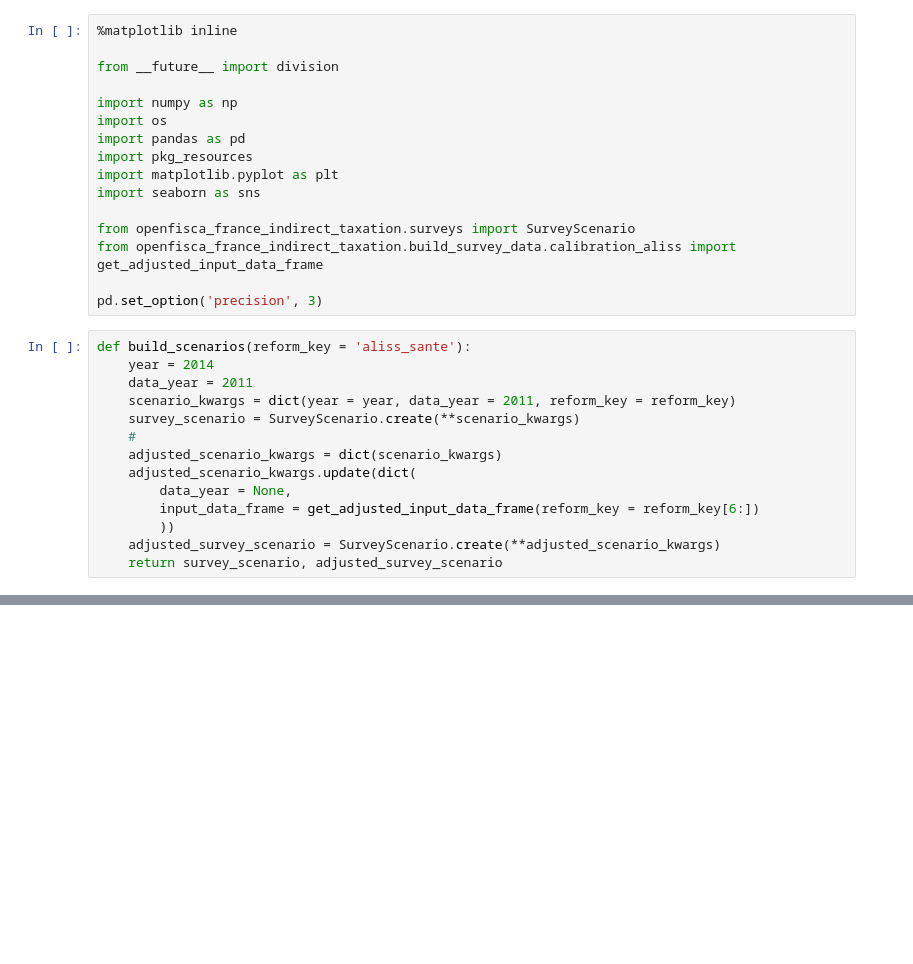
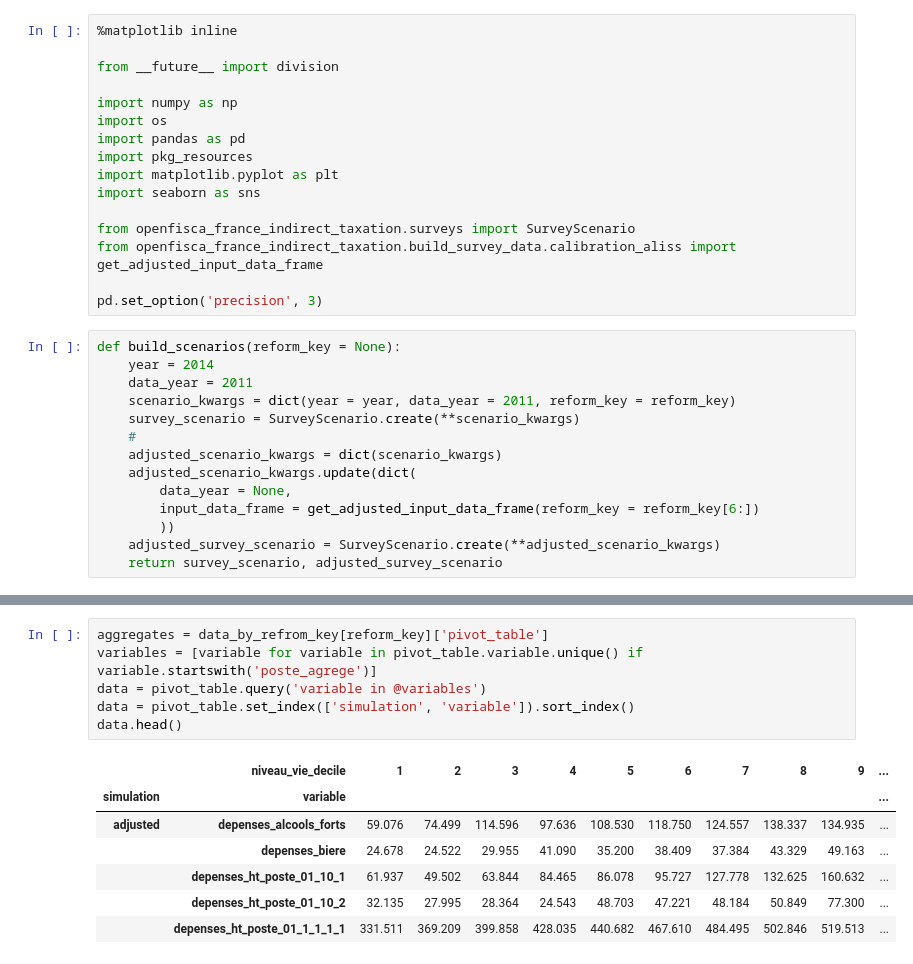
Before and after one commit to openfisca/openfisca-france-indirect-taxation, a Jupyter notebook: openfisca_france_indirect_taxation/examples/notebooks/alimentation.ipynb, the cells around one changed output, grey strips where cells are left out. Saved outputs shown, nothing was run; the diff lists cells and outputs as text; blank space fills up the shorter version.

```diff
--- a/openfisca_france_indirect_taxation/examples/notebooks/alimentation.ipynb
+++ b/openfisca_france_indirect_taxation/examples/notebooks/alimentation.ipynb
@@ -17,7 +17,7 @@ from openfisca_france_indirect_taxation.build_survey_data.calibration_aliss impo
 
 pd.set_option('precision', 3)
 # %%
-def build_scenarios(reform_key = 'aliss_sante'):
+def build_scenarios(reform_key = None):
     year = 2014
     data_year = 2011
     scenario_kwargs = dict(year = year, data_year = 2011, reform_key = reform_key)
@@ -182,0 +182,14 @@ sns.plot.show()
+# %%
+aggregates = data_by_refrom_key[reform_key]['pivot_table']
+variables = [variable for variable in pivot_table.variable.unique() if variable.startswith('poste_agrege')]
+data = pivot_table.query('variable in @variables')
+data = pivot_table.set_index(['simulation', 'variable']).sort_index()
+data.head()
+# %% [output]
+|  | niveau_vie_decile | 1 | 2 | 3 | 4 | 5 | 6 | 7 | 8 | 9 | ... |
+| simulation | variable |  |  |  |  |  |  |  |  |  | ... |
+| adjusted | depenses_alcools_forts | 59.076 | 74.499 | 114.596 | 97.636 | 108.530 | 118.750 | 124.557 | 138.337 | 134.935 | ... |
+|  | depenses_biere | 24.678 | 24.522 | 29.955 | 41.090 | 35.200 | 38.409 | 37.384 | 43.329 | 49.163 | ... |
+|  | depenses_ht_poste_01_10_1 | 61.937 | 49.502 | 63.844 | 84.465 | 86.078 | 95.727 | 127.778 | 132.625 | 160.632 | ... |
+|  | depenses_ht_poste_01_10_2 | 32.135 | 27.995 | 28.364 | 24.543 | 48.703 | 47.221 | 48.184 | 50.849 | 77.300 | ... |
+|  | depenses_ht_poste_01_1_1_1_1 | 331.511 | 369.209 | 399.858 | 428.035 | 440.682 | 467.610 | 484.495 | 502.846 | 519.513 | ... |
```
Also changed, not shown: parts of 22 cells of this notebook.
